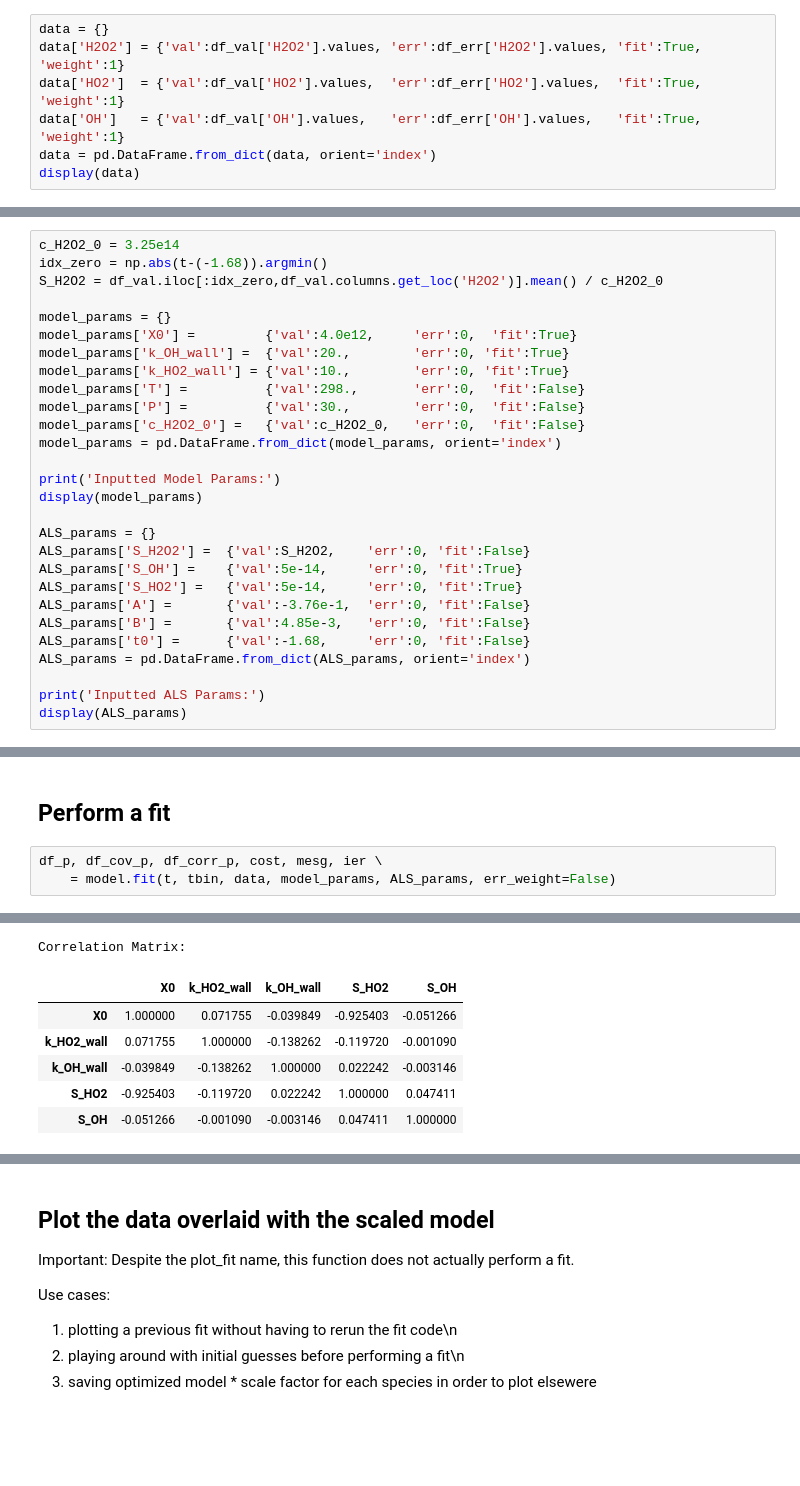
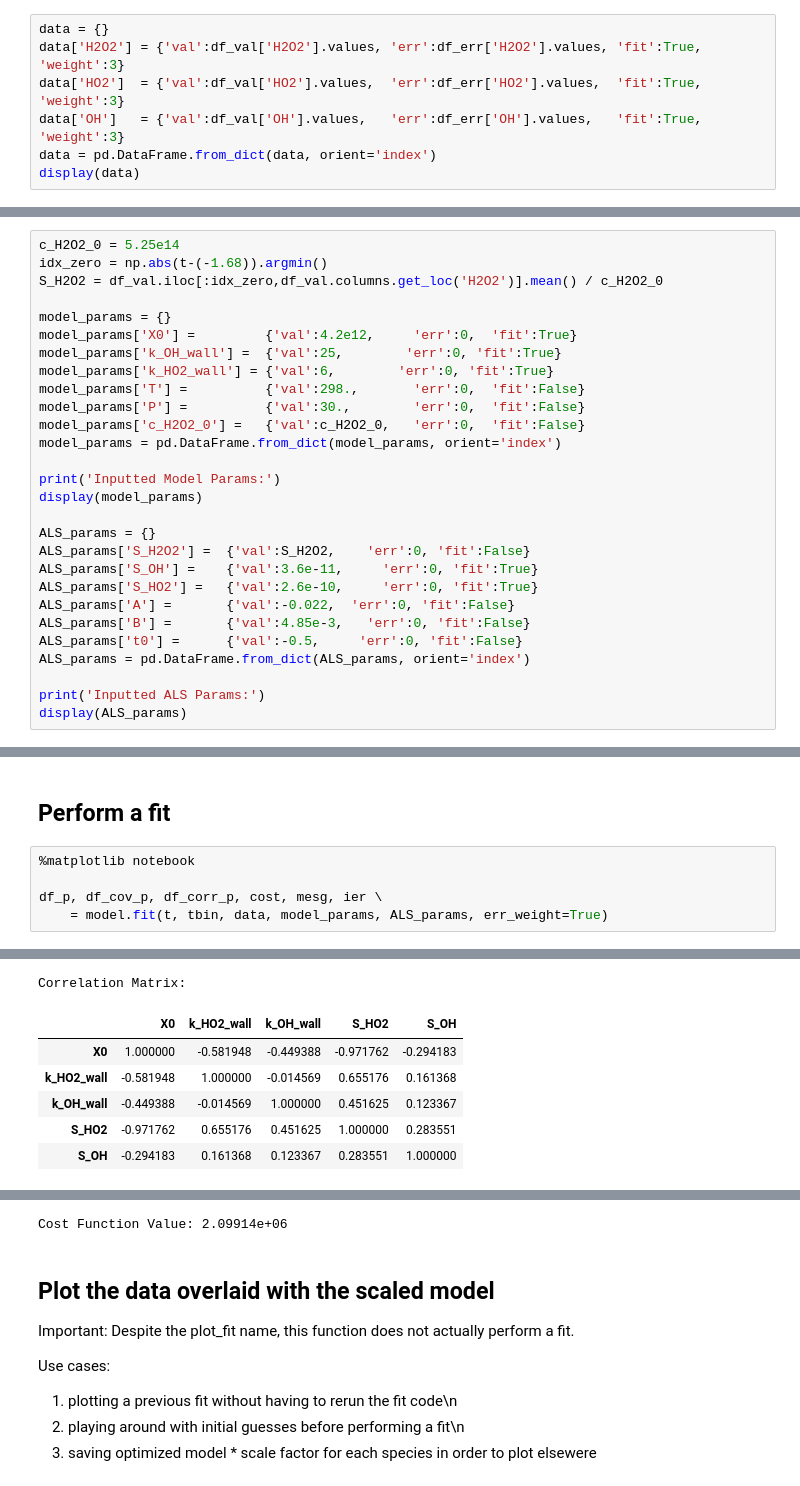
Before and after one commit to mdsmarte/ALS-Kinetic-Model, a Jupyter notebook: ex_notebook_1.ipynb, the cells around one changed output, grey strips where cells are left out. Cells and saved outputs as stored; diff of their text form; blank space fills up the shorter version.

```diff
--- a/ex_notebook_1.ipynb
+++ b/ex_notebook_1.ipynb
@@ -44,9 +58,9 @@ df_err = df_err.drop(drop_indices, axis=0).reset_index(drop=True)
 Step 2:
 # %%
 data = {}
-data['H2O2'] = {'val':df_val['H2O2'].values, 'err':df_err['H2O2'].values, 'fit':True, 'weight':1}
-data['HO2']  = {'val':df_val['HO2'].values,  'err':df_err['HO2'].values,  'fit':True, 'weight':1}
-data['OH']   = {'val':df_val['OH'].values,   'err':df_err['OH'].values,   'fit':True, 'weight':1}
+data['H2O2'] = {'val':df_val['H2O2'].values, 'err':df_err['H2O2'].values, 'fit':True, 'weight':3}
+data['HO2']  = {'val':df_val['HO2'].values,  'err':df_err['HO2'].values,  'fit':True, 'weight':3}
+data['OH']   = {'val':df_val['OH'].values,   'err':df_err['OH'].values,   'fit':True, 'weight':3}
 data = pd.DataFrame.from_dict(data, orient='index')
 display(data)
 # %% [output]
@@ -57,14 +71,14 @@ display(data)
 # %% [markdown]
 ## Setup: Model and ALS Parameters
 # %%
-c_H2O2_0 = 3.25e14
+c_H2O2_0 = 5.25e14
 idx_zero = np.abs(t-(-1.68)).argmin()
 S_H2O2 = df_val.iloc[:idx_zero,df_val.columns.get_loc('H2O2')].mean() / c_H2O2_0
 
 model_params = {}
-model_params['X0'] =         {'val':4.0e12,     'err':0,  'fit':True}
-model_params['k_OH_wall'] =  {'val':20.,        'err':0, 'fit':True}
-model_params['k_HO2_wall'] = {'val':10.,        'err':0, 'fit':True}
+model_params['X0'] =         {'val':4.2e12,     'err':0,  'fit':True}
+model_params['k_OH_wall'] =  {'val':25,        'err':0, 'fit':True}
+model_params['k_HO2_wall'] = {'val':6,        'err':0, 'fit':True}
 model_params['T'] =          {'val':298.,       'err':0,  'fit':False}
 model_params['P'] =          {'val':30.,        'err':0,  'fit':False}
 model_params['c_H2O2_0'] =   {'val':c_H2O2_0,   'err':0,  'fit':False}
@@ -75,11 +89,11 @@ display(model_params)
 
 ALS_params = {}
 ALS_params['S_H2O2'] =  {'val':S_H2O2,    'err':0, 'fit':False}
-ALS_params['S_OH'] =    {'val':5e-14,     'err':0, 'fit':True}
-ALS_params['S_HO2'] =   {'val':5e-14,     'err':0, 'fit':True}
-ALS_params['A'] =       {'val':-3.76e-1,  'err':0, 'fit':False}
+ALS_params['S_OH'] =    {'val':3.6e-11,     'err':0, 'fit':True}
+ALS_params['S_HO2'] =   {'val':2.6e-10,     'err':0, 'fit':True}
+ALS_params['A'] =       {'val':-0.022,  'err':0, 'fit':False}
 ALS_params['B'] =       {'val':4.85e-3,   'err':0, 'fit':False}
-ALS_params['t0'] =      {'val':-1.68,     'err':0, 'fit':False}
+ALS_params['t0'] =      {'val':-0.5,     'err':0, 'fit':False}
 ALS_params = pd.DataFrame.from_dict(ALS_params, orient='index')
 
 print('Inputted ALS Params:')
@@ -104,7 +118,9 @@ Inputted ALS Params:
 # %% [markdown]
 ## Perform a fit
 # %%
+%matplotlib notebook
+
 df_p, df_cov_p, df_corr_p, cost, mesg, ier \
-    = model.fit(t, tbin, data, model_params, ALS_params, err_weight=False)
+    = model.fit(t, tbin, data, model_params, ALS_params, err_weight=True)
 # %% [output]
 Optimization terminated successfully.
@@ -123,7 +141,7 @@ Optimized Parameters and Standard Errors:
 Correlation Matrix:
 |  | X0 | k_HO2_wall | k_OH_wall | S_HO2 | S_OH |
-| X0 | 1.000000 | 0.071755 | -0.039849 | -0.925403 | -0.051266 |
-| k_HO2_wall | 0.071755 | 1.000000 | -0.138262 | -0.119720 | -0.001090 |
-| k_OH_wall | -0.039849 | -0.138262 | 1.000000 | 0.022242 | -0.003146 |
-| S_HO2 | -0.925403 | -0.119720 | 0.022242 | 1.000000 | 0.047411 |
-| S_OH | -0.051266 | -0.001090 | -0.003146 | 0.047411 | 1.000000 |
+| X0 | 1.000000 | -0.581948 | -0.449388 | -0.971762 | -0.294183 |
+| k_HO2_wall | -0.581948 | 1.000000 | -0.014569 | 0.655176 | 0.161368 |
+| k_OH_wall | -0.449388 | -0.014569 | 1.000000 | 0.451625 | 0.123367 |
+| S_HO2 | -0.971762 | 0.655176 | 0.451625 | 1.000000 | 0.283551 |
+| S_OH | -0.294183 | 0.161368 | 0.123367 | 0.283551 | 1.000000 |
@@ -131,3 +150,4 @@ Correlation Matrix:
+Cost Function Value: 2.09914e+06
 # %% [markdown]
 ## Plot the data overlaid with the scaled model
 
```
Also changed, not shown: parts of 8 cells of this notebook, 1 other file.
